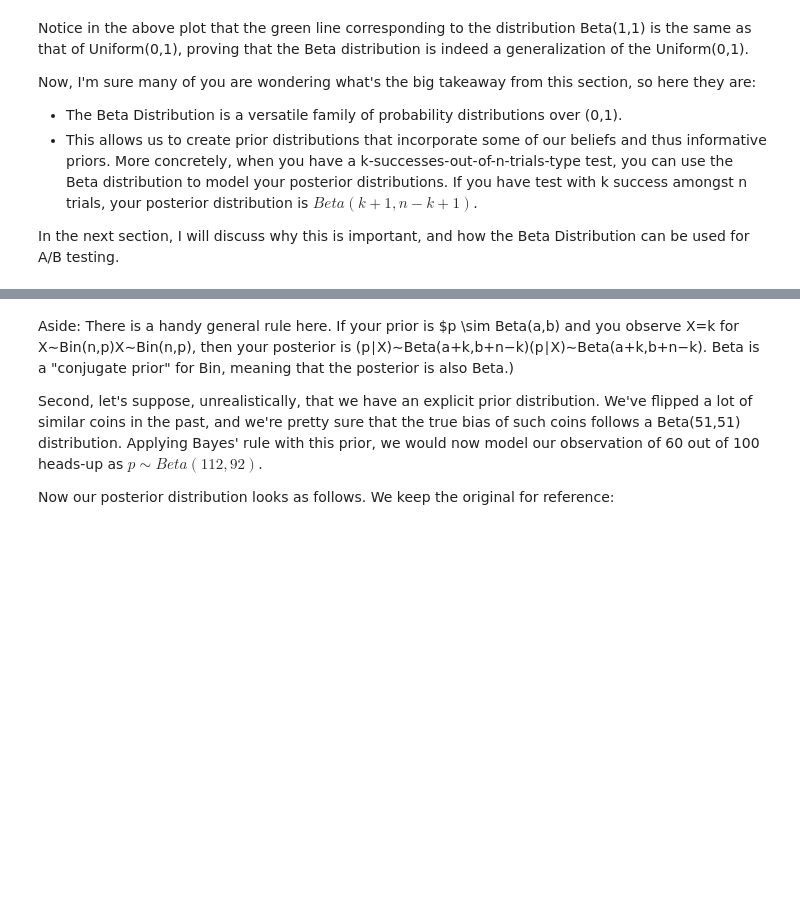
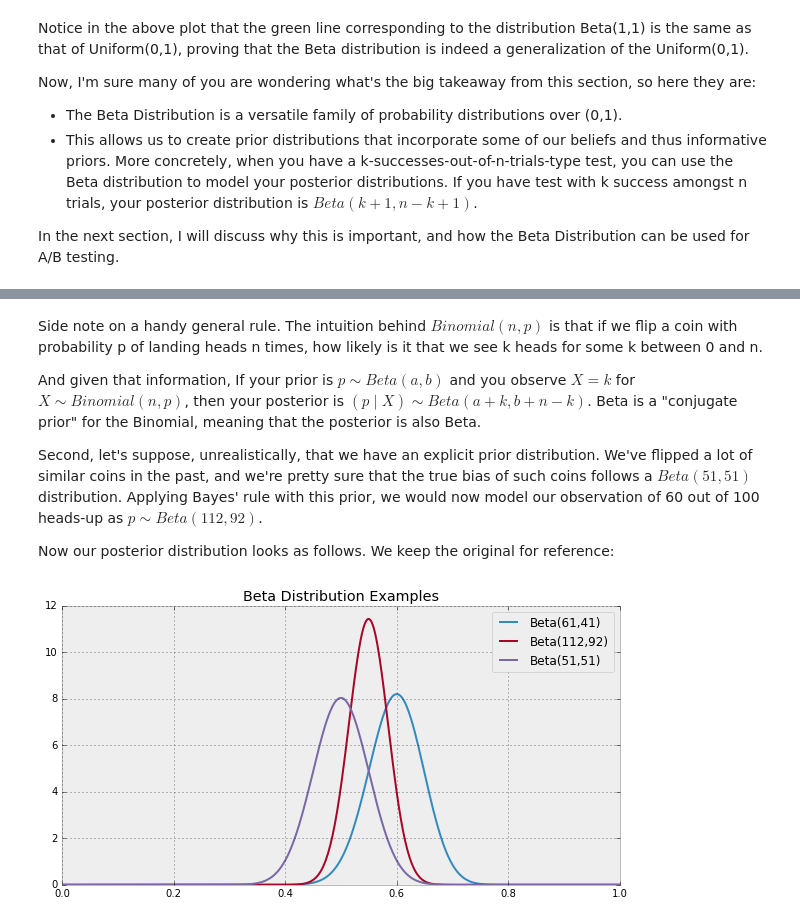
Before and after one commit to ethen8181/Business-Analytics, a Jupyter notebook: bayesian_statistics/bayesian_AB_test.ipynb, the cells around one changed output, grey strips where cells are left out. Cells and saved outputs as stored; diff of their text form; code cells hidden in the pictures; blank space fills up the shorter version.

Commit message:
bayes ab test

```diff
--- a/bayesian_statistics/bayesian_AB_test.ipynb
+++ b/bayesian_statistics/bayesian_AB_test.ipynb
@@ -194,17 +216,20 @@ plt.show()
 # %% [markdown]
-Aside: There is a handy general rule here. If your prior is $p \sim Beta(a,b) and you observe X=k for X∼Bin(n,p)X∼Bin(n,p), then your posterior is (p∣X)∼Beta(a+k,b+n−k)(p∣X)∼Beta(a+k,b+n−k). Beta is a "conjugate prior" for Bin, meaning that the posterior is also Beta.)
+Side note on a handy general rule. The intuition behind $Binomial(n,p)$ is that if we flip a coin with probability p of landing heads n times, how likely is it that we see k heads for some k between 0 and n.
 
-Second, let's suppose, unrealistically, that we have an explicit prior distribution. We've flipped a lot of similar coins in the past, and we're pretty sure that the true bias of such coins follows a Beta(51,51) distribution. Applying Bayes' rule with this prior, we would now model our observation of 60 out of 100 heads-up as $p \sim Beta(112,92)$.
+And given that information, If your prior is $p \sim Beta(a,b)$ and you observe $X=k$ for $X \sim Binomial(n,p)$, then your posterior is $(p∣X) \sim Beta(a+k,b+n−k)$. Beta is a "conjugate prior" for the Binomial, meaning that the posterior is also Beta.
+
+Second, let's suppose, unrealistically, that we have an explicit prior distribution. We've flipped a lot of similar coins in the past, and we're pretty sure that the true bias of such coins follows a $Beta(51,51)$ distribution. Applying Bayes' rule with this prior, we would now model our observation of 60 out of 100 heads-up as $p \sim Beta(112,92)$.
 
 Now our posterior distribution looks as follows. We keep the original for reference:
 # %%
-a_vals = ( 0.5, 1, 2, 2 )
-b_vals = ( 0.5, 1, 1, 2 )
+a_vals = ( 61, 112, 51 )
+b_vals = ( 41, 92, 51 )
 
 plt.figure( figsize = ( 10, 5 ) )
 for a, b in zip( a_vals, b_vals ):
     plt.plot( support, stats.beta( a, b ).pdf(support), label = "Beta(%s,%s)" % ( a, b ) )
 plt.legend()
-plt.ylim( 0,4 )
 plt.title("Beta Distribution Examples")
 plt.show()
+# %% [output]
+[figure, added]
```
Also changed, not shown: parts of 30 cells of this notebook, 2 other files.
